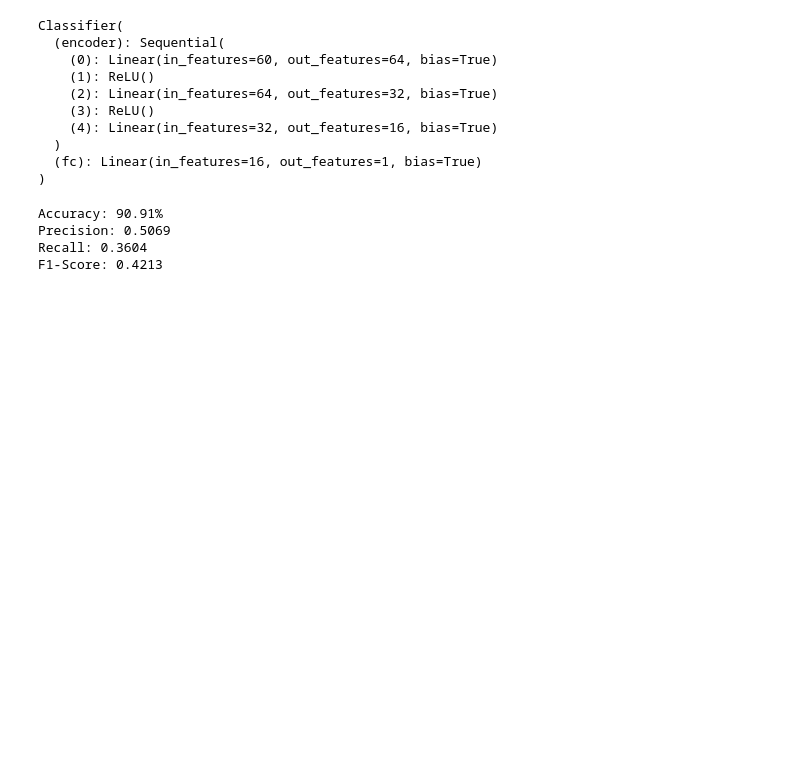
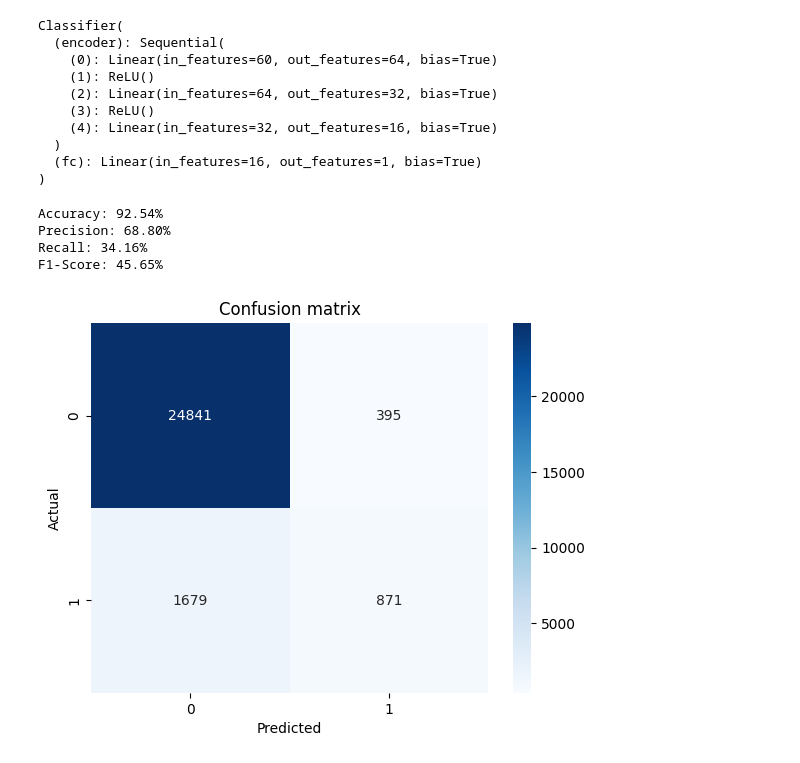
Before and after one commit to brian-x-zhang/CS7643-Anamoly, a Jupyter notebook: anomaly_detection_encoder.ipynb, the cells around one changed output. Saved outputs shown, nothing was run; the diff lists cells and outputs as text; code cells hidden in the pictures; blank space fills up the shorter version.

```diff
--- a/anomaly_detection_encoder.ipynb
+++ b/anomaly_detection_encoder.ipynb
@@ -235,7 +235,7 @@ X_test = scaler.fit_transform(X_test)
 
 # Convert data to PyTorch tensors
 X_test = torch.tensor(X_test, dtype=torch.float32)
-y_test = torch.tensor(y_test, dtype=torch.float32)
+y_test = torch.tensor(y_test.values, dtype=torch.float32)
 
 # Create DataLoader for training
 dataset = TensorDataset(X_train, X_train)
@@ -375,7 +375,6 @@ autoencoder.eval()
 classifier.eval()
 
 # Lists to store true labels and predicted labels
-true_labels = []
 predicted_labels = []
 
 # Evaluation loop
@@ -393,11 +392,9 @@ with torch.no_grad():
         predicted = (outputs > 0.5).float()
 
         # Convert PyTorch tensors to NumPy arrays
-        true_labels.extend(targets.cpu().numpy())
         predicted_labels.extend(predicted.cpu().numpy())
 
 # Convert lists to NumPy arrays
-true_labels = np.array(true_labels)
 predicted_labels = np.array(predicted_labels)
 
 # Convert y_test to NumPy array
@@ -411,11 +408,21 @@ f1 = f1_score(y_test_np, predicted_labels)
 
 # Print the results
 print(f'Accuracy: {accuracy * 100:.2f}%')
-print(f'Precision: {precision:.4f}')
-print(f'Recall: {recall:.4f}')
-print(f'F1-Score: {f1:.4f}')
+print(f'Precision: {precision * 100:.2f}%')
+print(f'Recall: {recall * 100:.2f}%')
+print(f'F1-Score: {f1 * 100:.2f}%')
 # %% [output]
-Accuracy: 90.91%
-Precision: 0.5069
-Recall: 0.3604
-F1-Score: 0.4213
+Accuracy: 92.54%
+Precision: 68.80%
+Recall: 34.16%
+F1-Score: 45.65%
+# %%
+# Plotting the confusion matrix
+cm = confusion_matrix(y_test_np, predicted_labels)
+sns.heatmap(cm, annot=True, fmt='g', cmap='Blues')
+plt.xlabel('Predicted')
+plt.ylabel('Actual')
+plt.title('Confusion matrix')
+plt.show()
+# %% [output]
+[figure, added]
```
Also changed, not shown: parts of 4 cells of this notebook.
